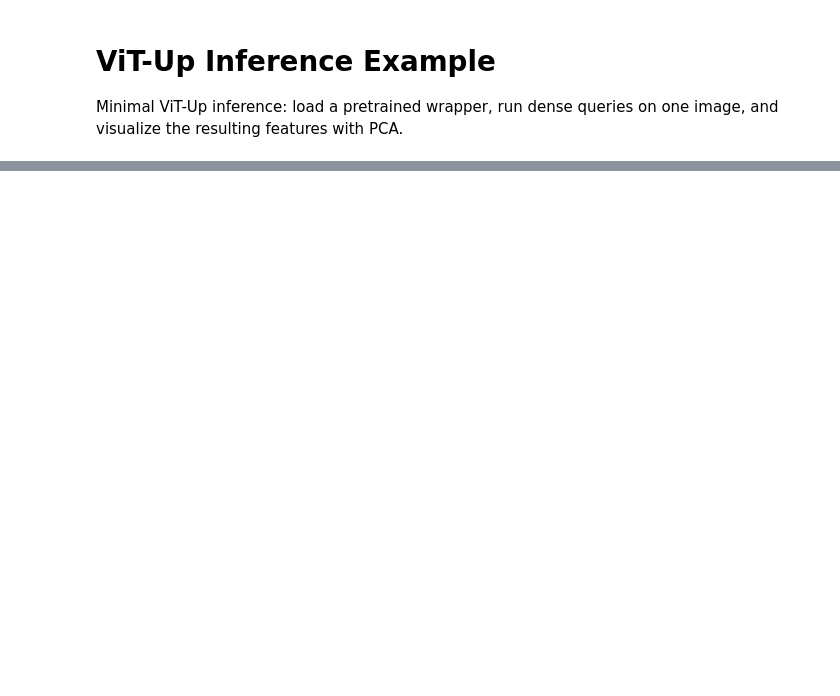
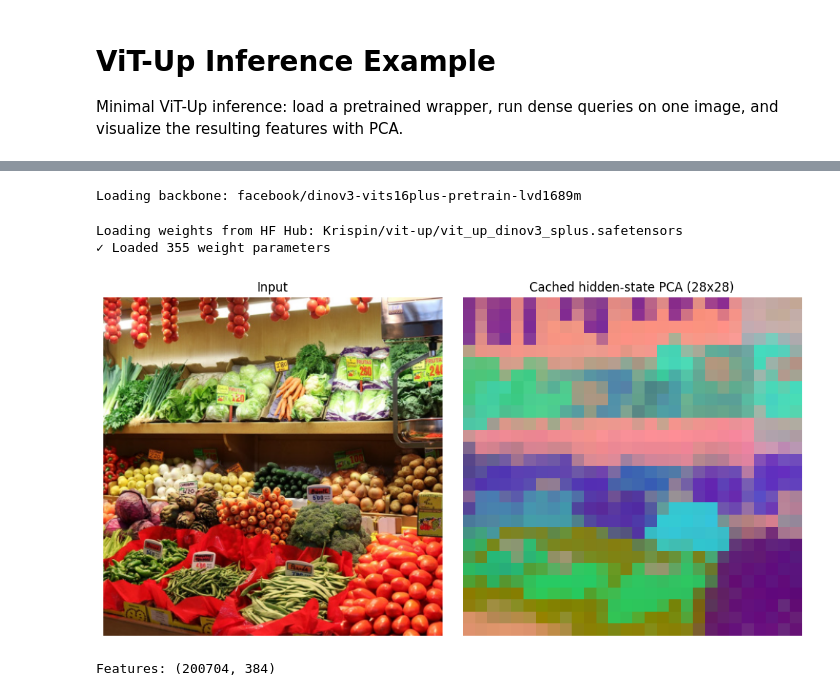
Before and after one commit to krispinwandel/vit-up, a Jupyter notebook: notebooks/inference_example.ipynb, the cells around one changed output, grey strips where cells are left out. Cells and saved outputs as stored; diff of their text form; code cells hidden in the pictures; blank space fills up the shorter version.

Commit message:
expose cache api

```diff
--- a/notebooks/inference_example.ipynb
+++ b/notebooks/inference_example.ipynb
@@ -26,6 +29,5 @@ print(f"Device: {device}")
 # %%
-model_name = "vit_up_dinov3_splus"  # or "vit_up_dinov3_splus"
-hidden_layer_img_size = 448
+model_name = "vit_up_dinov3_splus"  # or "vit_up_dinov3_base"
 query_res = 448
 query_chunk_size = 4096
 
@@ -33,32 +35,53 @@ model = ViTUpWrapper(
     model_name,
     device=device,
     use_bfloat16=(device == "cuda"),
-    hidden_layer_img_size=hidden_layer_img_size,
     query_chunk_size=query_chunk_size,
 ).eval()
+# %% [output]
+Loading backbone: facebook/dinov3-vits16plus-pretrain-lvd1689m
+Loading weights from HF Hub: Krispin/vit-up/vit_up_dinov3_splus.safetensors
+✓ Loaded 355 weight parameters
 # %%
 image_path = repo_root / "assets" / "fruit_store.png"
 image = Image.open(image_path).convert("RGB")
 image = T.CenterCrop(min(image.size))(image)
-image = T.Resize((hidden_layer_img_size, hidden_layer_img_size), antialias=True)(image)
 
-image_np = np.asarray(image, dtype=np.float32) / 255.0
-image_tensor = torch.from_numpy(image_np).permute(2, 0, 1).unsqueeze(0)
-mean = torch.tensor([0.485, 0.456, 0.406]).view(1, 3, 1, 1)
-std = torch.tensor([0.229, 0.224, 0.225]).view(1, 3, 1, 1)
-image_tensor = ((image_tensor - mean) / std).to(device)
+model.set_images(image)
+cache_data = model.get_cache_data()
+last_hidden_states = cache_data["layer_hidden_states_hwc"][-1][0].detach().float().cpu()
+low_h, low_w, feat_dim = last_hidden_states.shape
 
-plt.figure(figsize=(5, 5))
-plt.imshow(image)
-plt.axis("off")
+low_features = last_hidden_states.reshape(low_h * low_w, feat_dim)
+low_pca_scores, pca_mean, pca_std, _, pca_eigenvectors = pca_utils.pca(
+    low_features,
+    k=3,
+    std_normalize=True,
+)
+low_pca_rgb, rgb_min, rgb_max = pca_utils.tensor_to_rgb(low_pca_scores)
+low_pca_rgb = low_pca_rgb.reshape(low_h, low_w, 3)
+
+fig, axes = plt.subplots(1, 2, figsize=(10, 5))
+axes[0].imshow(image)
+axes[0].set_title("Input")
+axes[0].axis("off")
+
+axes[1].imshow(low_pca_rgb.numpy())
+axes[1].set_title(f"Cached hidden-state PCA ({low_h}x{low_w})")
+axes[1].axis("off")
+
+plt.tight_layout()
 plt.show()
+# %% [output]
+[figure, added]
 # %%
 coords = (torch.arange(query_res, device=device, dtype=torch.float32) + 0.5) / query_res
 grid_y, grid_x = torch.meshgrid(coords, coords, indexing="ij")
 query_coords = torch.stack((grid_x, grid_y), dim=-1).reshape(1, query_res * query_res, 2)
 
-features = model(image_tensor, query_coords)
+features = model(query_coords=query_coords)
 features = features[0].detach().float().cpu()
 
 print(f"Features: {tuple(features.shape)}")
+# %% [output]
+Features: (200704, 384)
 # %%
```
Also changed, not shown: parts of 2 cells of this notebook, 5 other files.
